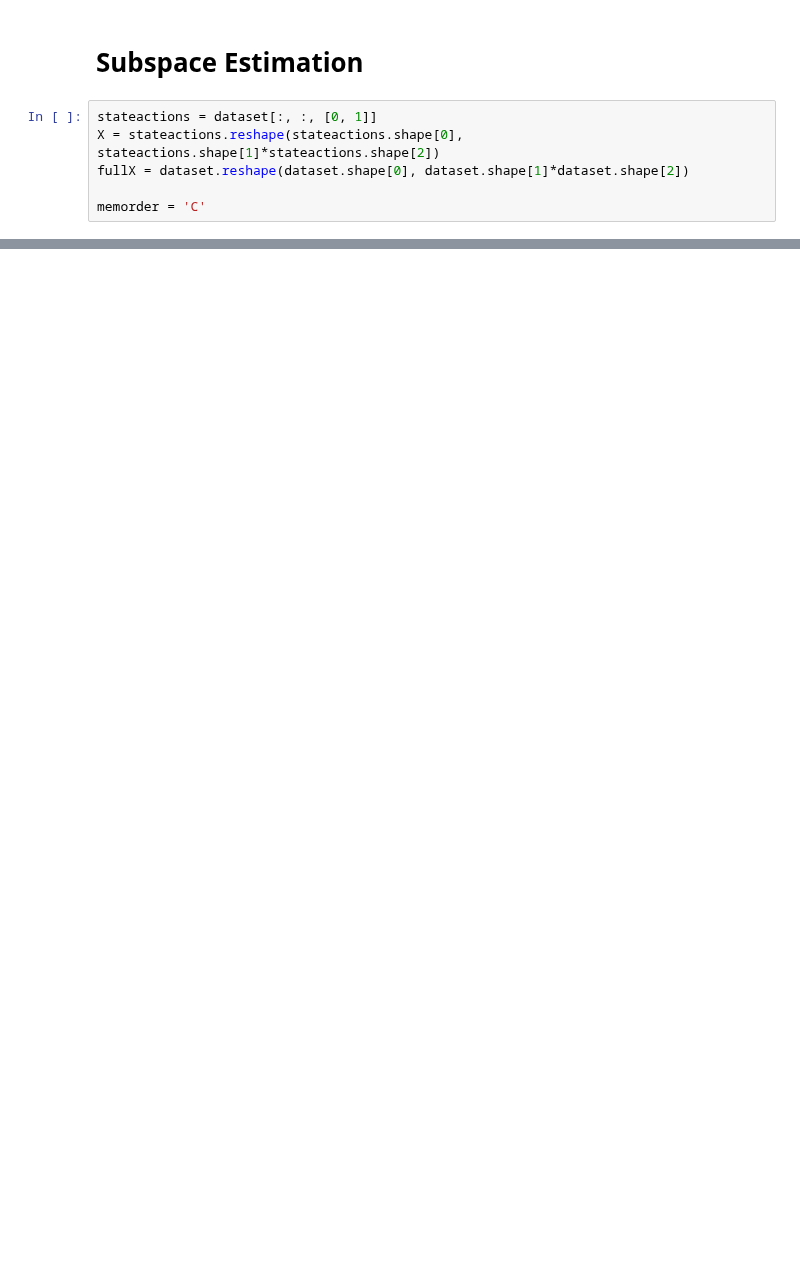
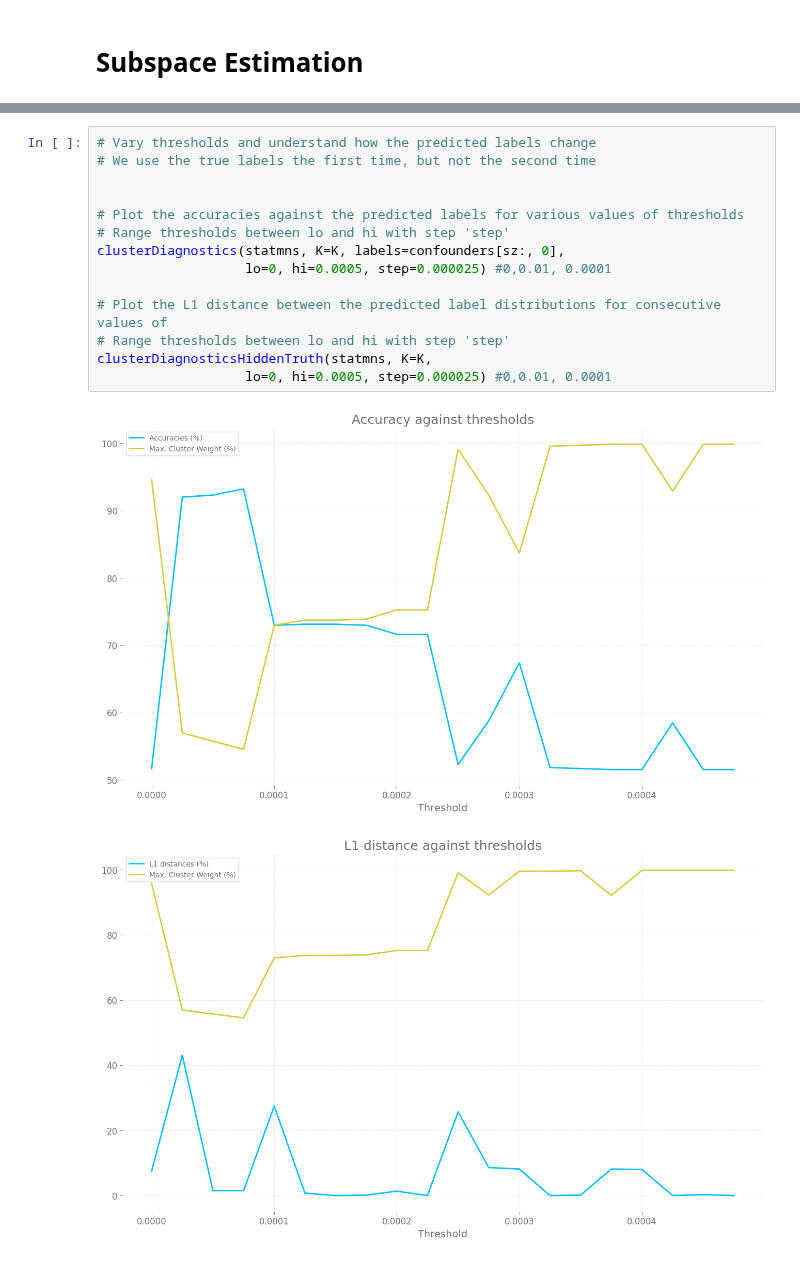
Before and after one commit to hetankevin/off-policy, a Jupyter notebook: mcmix/ChinmayasPlayground.ipynb, the cells around one changed output, grey strips where cells are left out. Saved outputs shown, nothing was run; the diff lists cells and outputs as text; blank space fills up the shorter version.

```diff
--- a/mcmix/ChinmayasPlayground.ipynb
+++ b/mcmix/ChinmayasPlayground.ipynb
@@ -190,8 +196,2 @@ N_sa = getN_sa(dataset, nStates, nActions, burnin=burnin)
 # %% [markdown]
 # Subspace Estimation
-# %%
-stateactions = dataset[:, :, [0, 1]]
-X = stateactions.reshape(stateactions.shape[0], stateactions.shape[1]*stateactions.shape[2])
-fullX = dataset.reshape(dataset.shape[0], dataset.shape[1]*dataset.shape[2])
-
-memorder = 'C'
@@ -213,0 +357,17 @@ IndexError: arrays used as indices must be of integer (or boolean) type
+# %%
+# Vary thresholds and understand how the predicted labels change
+# We use the true labels the first time, but not the second time
+
+
+# Plot the accuracies against the predicted labels for various values of thresholds
+# Range thresholds between lo and hi with step 'step'
+clusterDiagnostics(statmns, K=K, labels=confounders[sz:, 0],
+                   lo=0, hi=0.0005, step=0.000025) #0,0.01, 0.0001
+
+# Plot the L1 distance between the predicted label distributions for consecutive values of
+# Range thresholds between lo and hi with step 'step'
+clusterDiagnosticsHiddenTruth(statmns, K=K,
+                   lo=0, hi=0.0005, step=0.000025) #0,0.01, 0.0001
+# %% [output]
+[figure, added]
+[figure, added]
```
Also changed, not shown: parts of 25 cells of this notebook, 1 other file.
